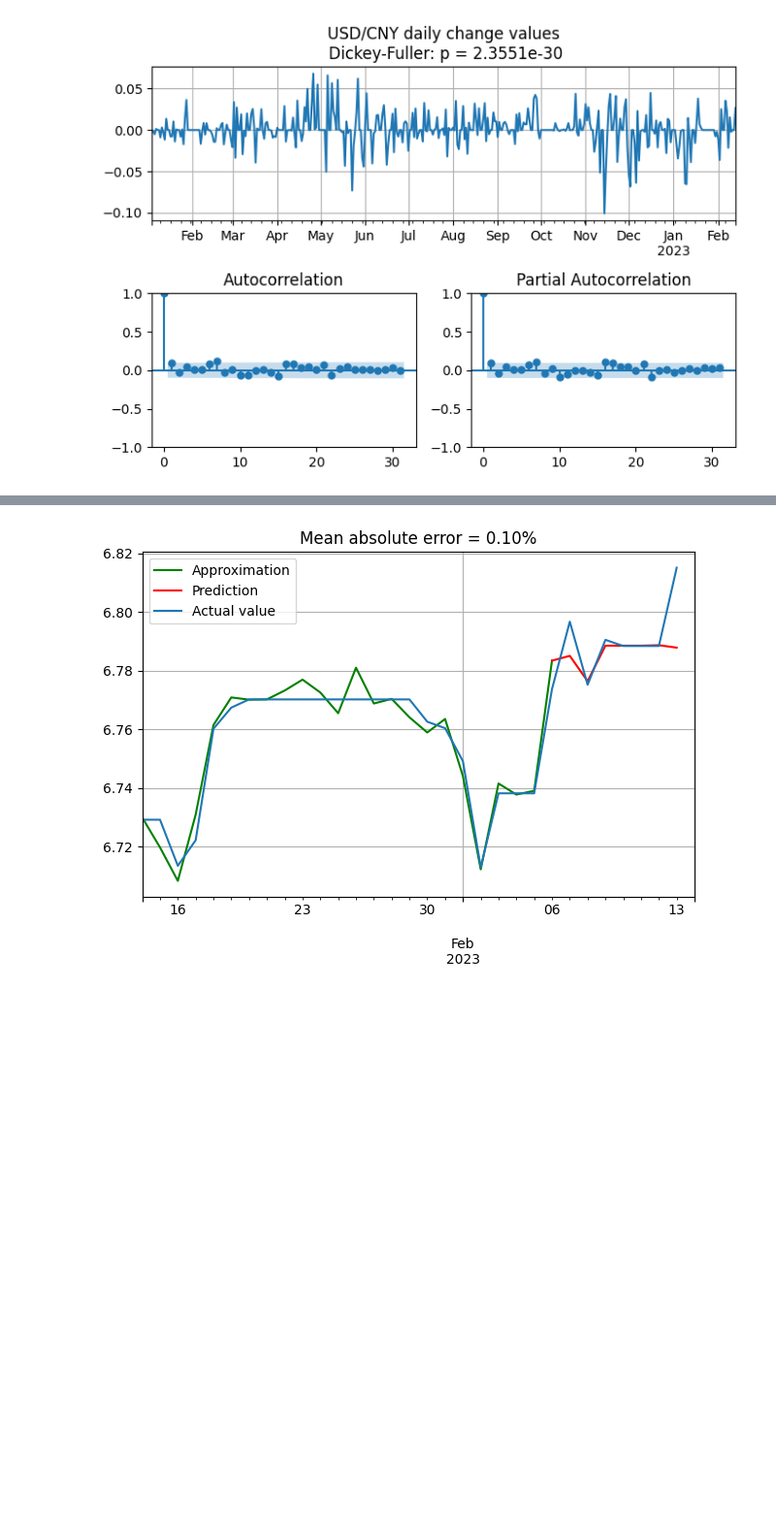
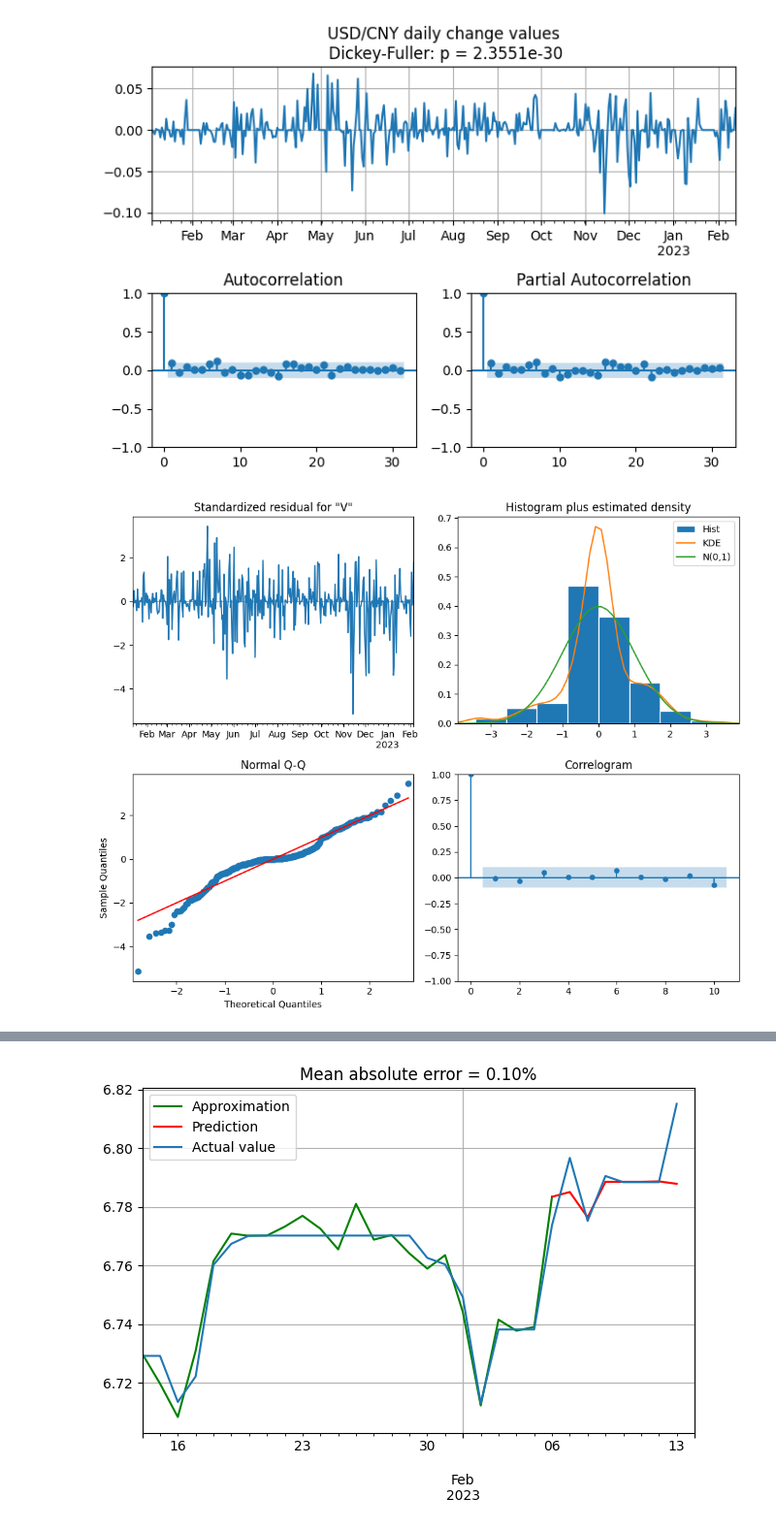
Before and after one commit to mfraynt/Currencies, a Jupyter notebook: Forecast 2.0.ipynb, the cells around one changed output, grey strips where cells are left out. Shown at 97% size. Cells and saved outputs as stored; diff of their text form; code cells hidden in the pictures; blank space fills up the shorter version.

```diff
--- a/Forecast 2.0.ipynb
+++ b/Forecast 2.0.ipynb
@@ -80,15 +90,47 @@ plot_correl(df1.DIFF, 'USD/CNY daily change')
 [figure]
 [figure]
 # %%
+# Build list of parameters for choise of model
 from itertools import product
 import statsmodels.api as sm
 from tqdm import tqdm
 
 ps = range(0, 3)
 d = 1
 qs = range(0, 3)
 Ps = range(0, 3)
 D = 1
 Qs = range(0, 3)
 s = 7
 params = list(product(ps, qs, Ps, Qs))
+
+# Split data for model assessment
+train = df1[:int(len(df1)-7)]
+test = df1[-7: ]
+
+# Choose the best model based on AIC value
+best_aic=float('inf')
+for case in tqdm(params):
+    p = case[0]
+    d = 1
+    q = case[1]
+    P = case[2]
+    Q = case[3]
+    s = 7
+    try:
+        model =  sm.tsa.SARIMAX(
+            endog=train.VALUE,
+            order=(p,d,q),
+            seasonal_order=(P,D,Q,s)
+        ).fit()
+    except:
+        continue
+    if model.aic < best_aic:
+        best_aic = model.aic
+        best_model = model
+        best_param = case
+
+# Plot results
+best_model.plot_diagnostics(figsize=(10,8));
+# %% [output]
+[figure, added]
```
Also changed, not shown: parts of 7 cells of this notebook.
